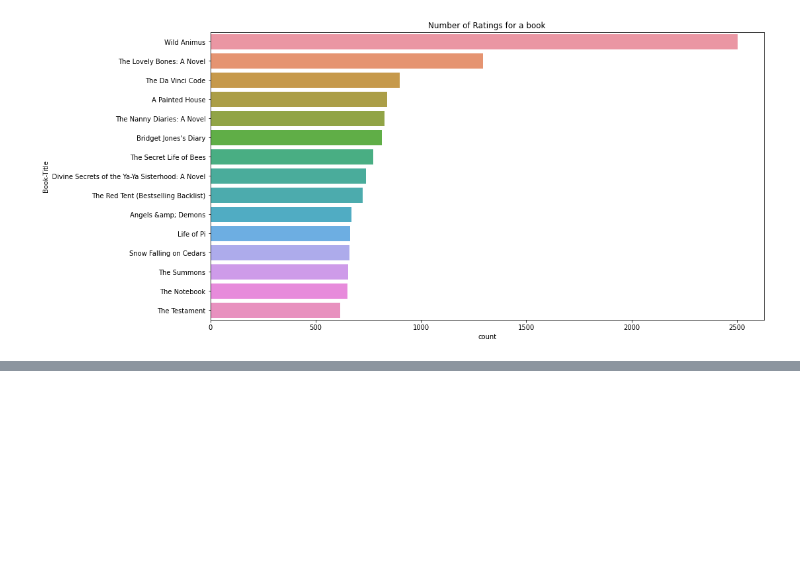
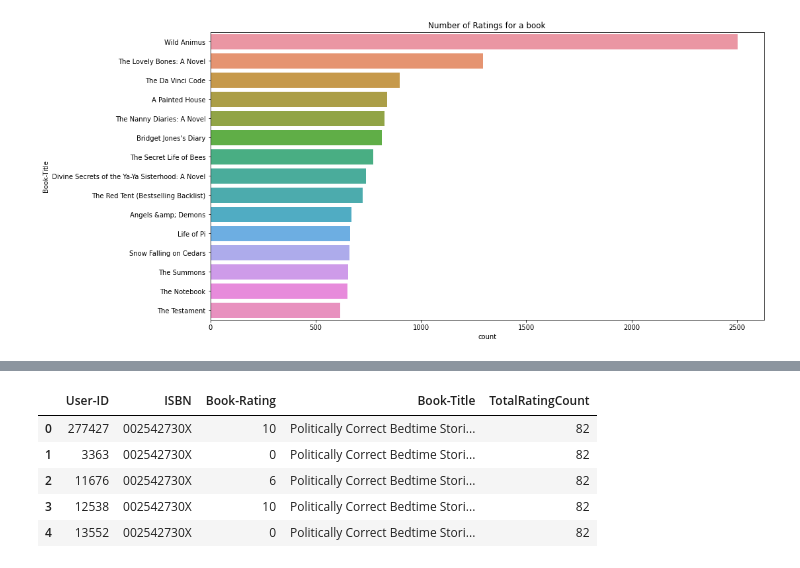
Before and after one commit to saurabhdaund76/Book-Recommendation-System, a Jupyter notebook: Book_recommendation_system.ipynb, the cells around one changed output, grey strips where cells are left out. Cells and saved outputs as stored; diff of their text form; code cells hidden in the pictures; blank space fills up the shorter version.

```diff
--- a/Book_recommendation_system.ipynb
+++ b/Book_recommendation_system.ipynb
@@ -437,0 +464,10 @@ Text(0.5, 1.0, 'Number of Ratings for a book')
+# %%
+counts1 = ratings_df['User-ID'].value_counts()
+ratings_df = ratings_df[ratings_df['User-ID'].isin(counts1[counts1 >= 100].index)]
+counts = ratings_df['Book-Rating'].value_counts()
+ratings_df = ratings_df[ratings_df['Book-Rating'].isin(counts[counts >= 50].index)]
+# %%
+combine_book_rating = pd.merge(ratings_df, books_df, on='ISBN')
+columns = ['Year-Of-Publication', 'Publisher', 'Book-Author']
+combine_book_rating = combine_book_rating.drop(columns, axis=1)
+combine_book_rating.head()
@@ -437,0 +481,12 @@ Text(0.5, 1.0, 'Number of Ratings for a book')
+# %%
+# total rating count
+combine_book_rating = combine_book_rating.dropna(axis = 0, subset = ['Book-Title'])
+
+book_ratingCount = (combine_book_rating.
+     groupby(by = ['Book-Title'])['Book-Rating'].
+     count().
+     reset_index().
+     rename(columns = {'Book-Rating': 'TotalRatingCount'})
+     [['Book-Title', 'TotalRatingCount']]
+    )
+book_ratingCount.head()
@@ -437,0 +500,10 @@ Text(0.5, 1.0, 'Number of Ratings for a book')
+# %%
+rating_with_totalRatingCount = combine_book_rating.merge(book_ratingCount, left_on = 'Book-Title', right_on = 'Book-Title', how = 'left')
+rating_with_totalRatingCount.head()
+# %% [output]
+|  | User-ID | ISBN | Book-Rating | Book-Title | TotalRatingCount |
+| 0 | 277427 | 002542730X | 10 | Politically Correct Bedtime Stori... | 82 |
+| 1 | 3363 | 002542730X | 0 | Politically Correct Bedtime Stori... | 82 |
+| 2 | 11676 | 002542730X | 6 | Politically Correct Bedtime Stori... | 82 |
+| 3 | 12538 | 002542730X | 10 | Politically Correct Bedtime Stori... | 82 |
+| 4 | 13552 | 002542730X | 0 | Politically Correct Bedtime Stori... | 82 |
```
Also changed, not shown: parts of 15 cells of this notebook.
